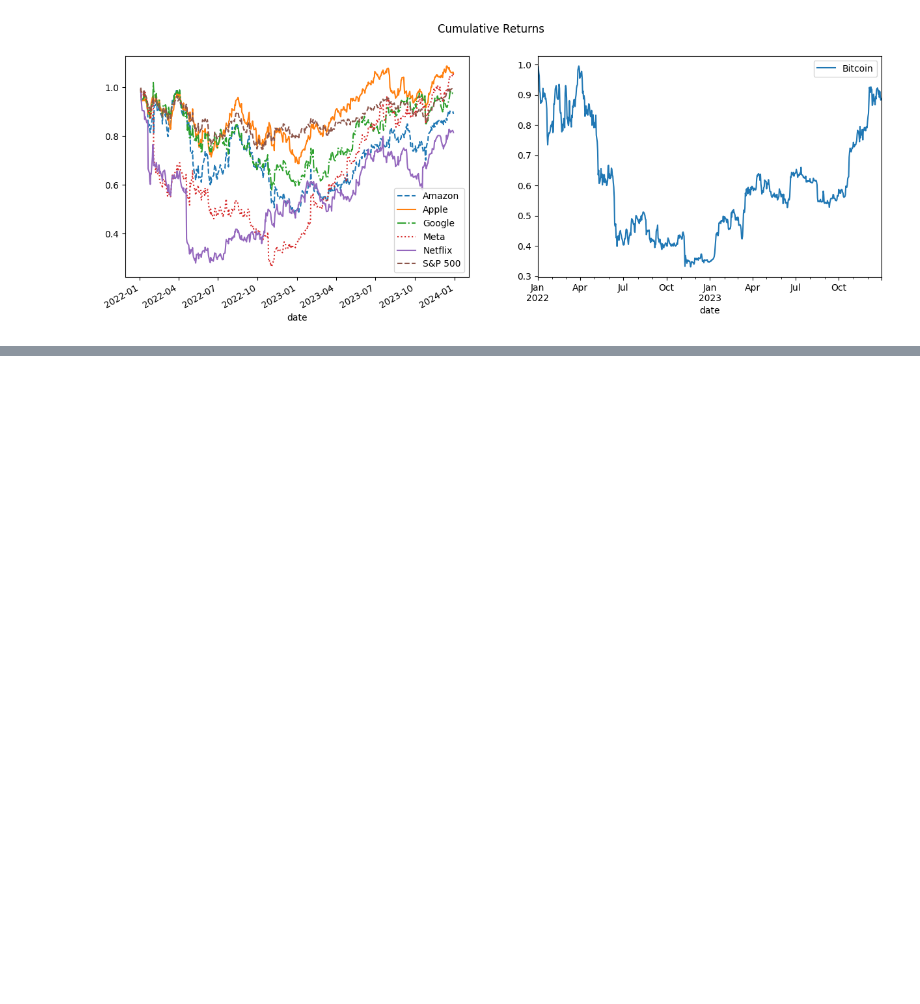
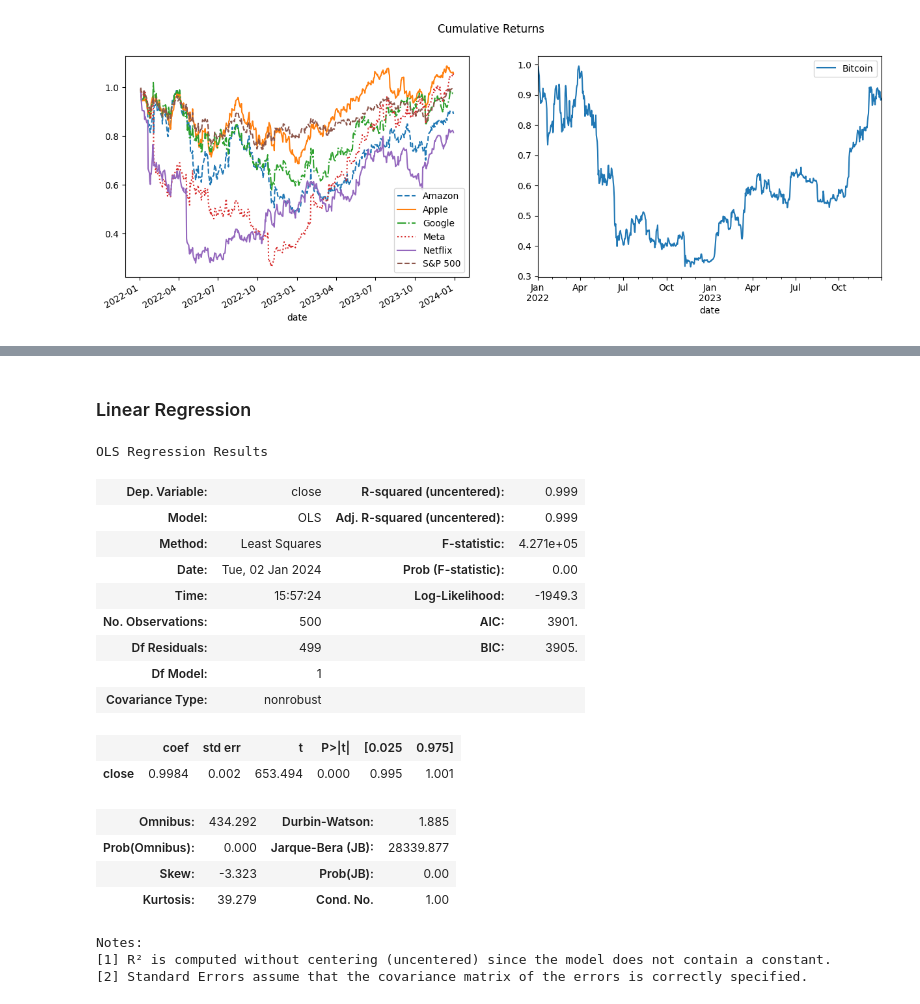
Before and after one commit to adrianacupp/Data_Analysis_with_Pandas, a Jupyter notebook: financial_analysis.ipynb, the cells around one changed output, grey strips where cells are left out. Cells and saved outputs as stored; diff of their text form; code cells hidden in the pictures; blank space fills up the shorter version.

```diff
--- a/financial_analysis.ipynb
+++ b/financial_analysis.ipynb
@@ -304,0 +350,27 @@ Text(0.5, 0.98, 'Cumulative Returns')
+# %% [markdown]
+### Linear Regression
+# %%
+#build a linear regression using the last value to determine the next value
+X, y, lm = StockModeler.regression(nflx)
+lm.summary()
+#high Rsq cause stok data is highly autocorrelated. öet's check for residuals
+# %% [output]
+OLS Regression Results
+| Dep. Variable: | close | R-squared (uncentered): | 0.999 |
+| Model: | OLS | Adj. R-squared (uncentered): | 0.999 |
+| Method: | Least Squares | F-statistic: | 4.271e+05 |
+| Date: | Tue, 02 Jan 2024 | Prob (F-statistic): | 0.00 |
+| Time: | 15:57:24 | Log-Likelihood: | -1949.3 |
+| No. Observations: | 500 | AIC: | 3901. |
+| Df Residuals: | 499 | BIC: | 3905. |
+| Df Model: | 1 |  |  |
+| Covariance Type: | nonrobust |  |  |
+|  | coef | std err | t | P>|t| | [0.025 | 0.975] |
+| close | 0.9984 | 0.002 | 653.494 | 0.000 | 0.995 | 1.001 |
+| Omnibus: | 434.292 | Durbin-Watson: | 1.885 |
+| Prob(Omnibus): | 0.000 | Jarque-Bera (JB): | 28339.877 |
+| Skew: | -3.323 | Prob(JB): | 0.00 |
+| Kurtosis: | 39.279 | Cond. No. | 1.00 |
+Notes:
+[1] R² is computed without centering (uncentered) since the model does not contain a constant.
+[2] Standard Errors assume that the covariance matrix of the errors is correctly specified.
```
Also changed, not shown: parts of 10 cells of this notebook.
